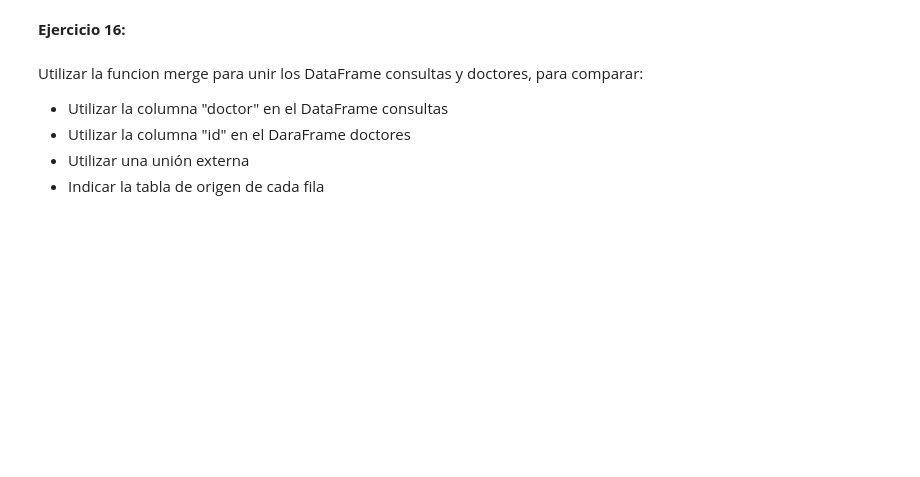
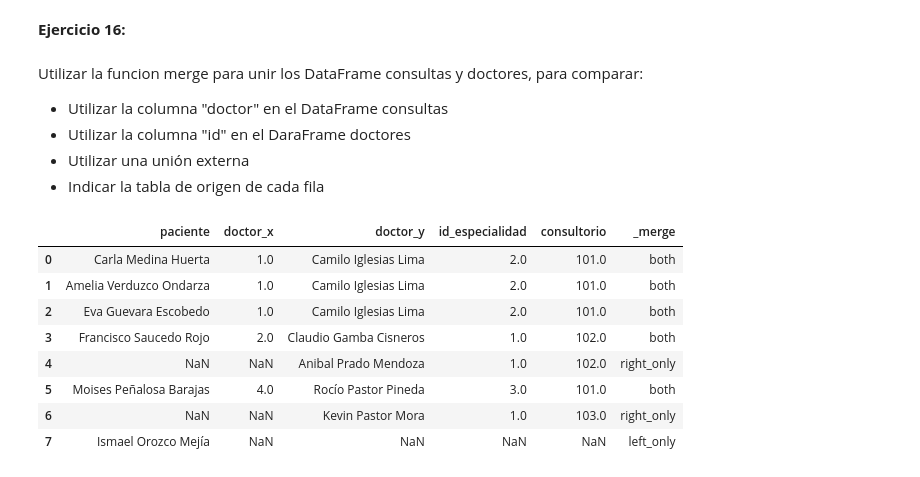
Before and after one commit to alcazarpedro/project_numpy_pandas, a Jupyter notebook: pandas_dtascience/4_Merge/Merge.ipynb, the cells around one changed output. Saved outputs shown, nothing was run; the diff lists cells and outputs as text; code cells hidden in the pictures; blank space fills up the shorter version.

Commit message:
Terminamos los ejercicios del Tema 4 Merge

```diff
--- a/pandas_dtascience/4_Merge/Merge.ipynb
+++ b/pandas_dtascience/4_Merge/Merge.ipynb
@@ -194,3 +266,15 @@ Utilizar la funcion merge para unir los DataFrame consultas y doctores, para com
 - Utilizar la columna "id" en el DaraFrame doctores
 - Utilizar una unión externa
 - Indicar la tabla de origen de cada fila
+# %%
+pd.merge(consultas,doctores,left_on="doctor",right_on="id",how="outer",indicator=True)
+# %% [output]
+|  | paciente | doctor_x | doctor_y | id_especialidad | consultorio | _merge |
+| 0 | Carla Medina Huerta | 1.0 | Camilo Iglesias Lima | 2.0 | 101.0 | both |
+| 1 | Amelia Verduzco Ondarza | 1.0 | Camilo Iglesias Lima | 2.0 | 101.0 | both |
+| 2 | Eva Guevara Escobedo | 1.0 | Camilo Iglesias Lima | 2.0 | 101.0 | both |
+| 3 | Francisco Saucedo Rojo | 2.0 | Claudio Gamba Cisneros | 1.0 | 102.0 | both |
+| 4 | NaN | NaN | Anibal Prado Mendoza | 1.0 | 102.0 | right_only |
+| 5 | Moises Peñalosa Barajas | 4.0 | Rocío Pastor Pineda | 3.0 | 101.0 | both |
+| 6 | NaN | NaN | Kevin Pastor Mora | 1.0 | 103.0 | right_only |
+| 7 | Ismael Orozco Mejía | NaN | NaN | NaN | NaN | left_only |
```
Also changed, not shown: parts of 7 cells of this notebook.
